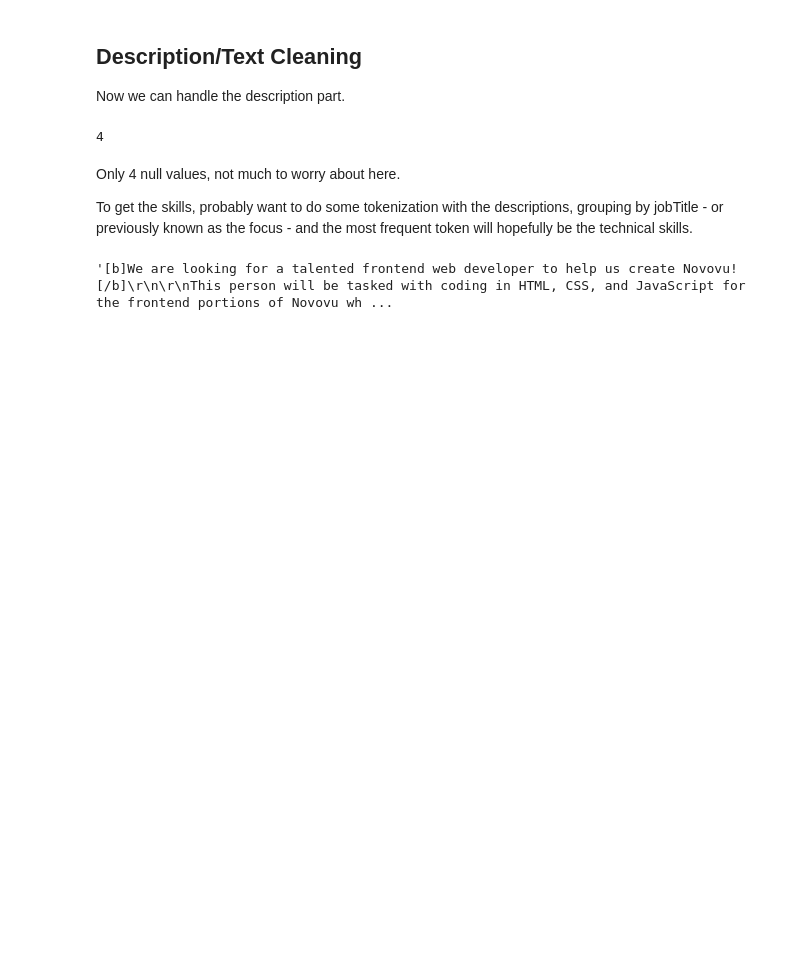
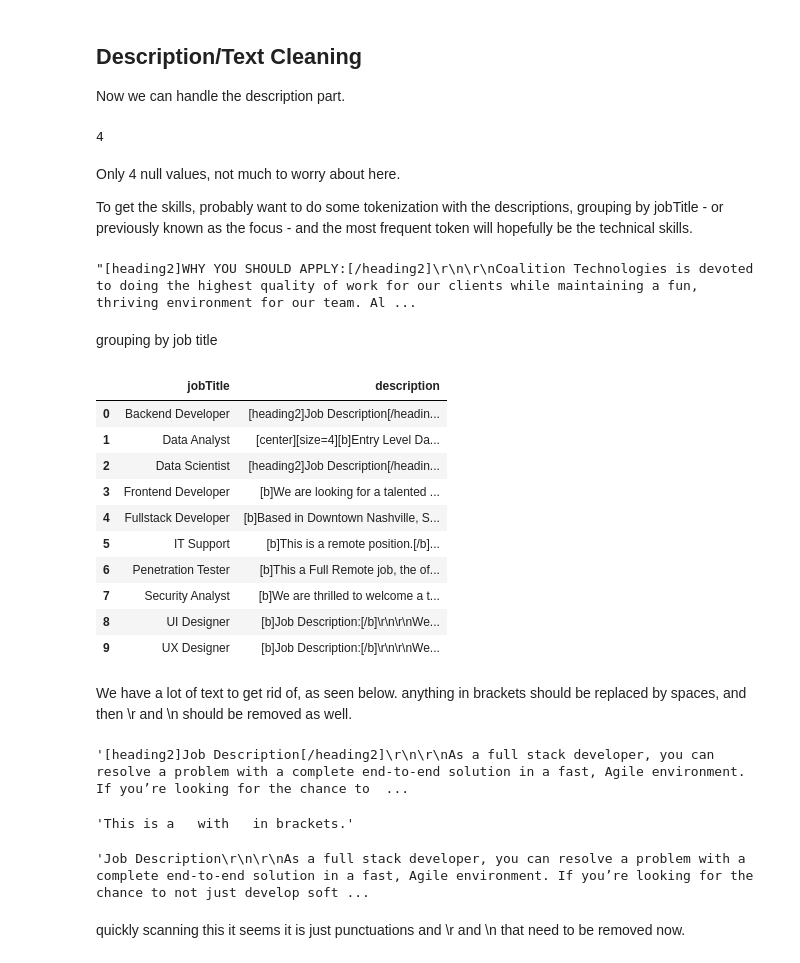
Before and after one commit to RavinderRai/junior_job_data, a Jupyter notebook: cleaning_job_data.ipynb, the cells around one changed output. Drawn from its saved outputs; the diff is of its cells as text; code cells hidden in the pictures; blank space fills up the shorter version.

Commit message:
almost done text cleaning

```diff
--- a/cleaning_job_data.ipynb
+++ b/cleaning_job_data.ipynb
@@ -258,6 +262,46 @@ Only 4 null values, not much to worry about here.
 
 To get the skills, probably want to do some tokenization with the descriptions, grouping by jobTitle - or previously known as the focus - and the most frequent token will hopefully be the technical skills.
 # %%
-df.description[0]
+df.description[1]
 # %% [output]
-'[b]We are looking for a talented frontend web developer to help us create Novovu![/b]\r\n\r\nThis person will be tasked with coding in HTML, CSS, and JavaScript for the frontend portions of Novovu wh ...
+"[heading2]WHY YOU SHOULD APPLY:[/heading2]\r\n\r\nCoalition Technologies is devoted to doing the highest quality of work for our clients while maintaining a fun, thriving environment for our team. Al ...
+# %% [markdown]
+grouping by job title
+# %%
+#filling nulls in first so next operation works
+df['description'].fillna('', inplace=True)
+
+grouped_df = df.groupby('jobTitle')['description'].apply(lambda x: ' '.join(x)).reset_index()
+# %%
+grouped_df
+# %% [output]
+|  | jobTitle | description |
+| 0 | Backend Developer | [heading2]Job Description[/headin... |
+| 1 | Data Analyst | [center][size=4][b]Entry Level Da... |
+| 2 | Data Scientist | [heading2]Job Description[/headin... |
+| 3 | Frontend Developer | [b]We are looking for a talented ... |
+| 4 | Fullstack Developer | [b]Based in Downtown Nashville, S... |
+| 5 | IT Support | [b]This is a remote position.[/b]... |
+| 6 | Penetration Tester | [b]This a Full Remote job, the of... |
+| 7 | Security Analyst | [b]We are thrilled to welcome a t... |
+| 8 | UI Designer | [b]Job Description:[/b]\r\n\r\nWe... |
+| 9 | UX Designer | [b]Job Description:[/b]\r\n\r\nWe... |
+# %% [markdown]
+We have a lot of text to get rid of, as seen below. anything in brackets should be replaced by spaces, and then \r and \n should be removed as well.
+# %%
+grouped_df.iloc[0]['description']
+# %% [output]
+'[heading2]Job Description[/heading2]\r\n\r\nAs a full stack developer, you can resolve a problem with a complete end-to-end solution in a fast, Agile environment. If you’re looking for the chance to  ...
+# %%
+#pattern to get rid of anything in brackets
+pattern = r'\[.*?\]'
+
+grouped_df['description'] = grouped_df['description'].apply(lambda x: re.sub(pattern, '', x))
+# %% [output]
+'This is a   with   in brackets.'
+# %%
+grouped_df.iloc[0]['description']
+# %% [output]
+'Job Description\r\n\r\nAs a full stack developer, you can resolve a problem with a complete end-to-end solution in a fast, Agile environment. If you’re looking for the chance to not just develop soft ...
+# %% [markdown]
+quickly scanning this it seems it is just punctuations and \r and \n that need to be removed now.
```
Also changed, not shown: parts of 21 cells of this notebook.
